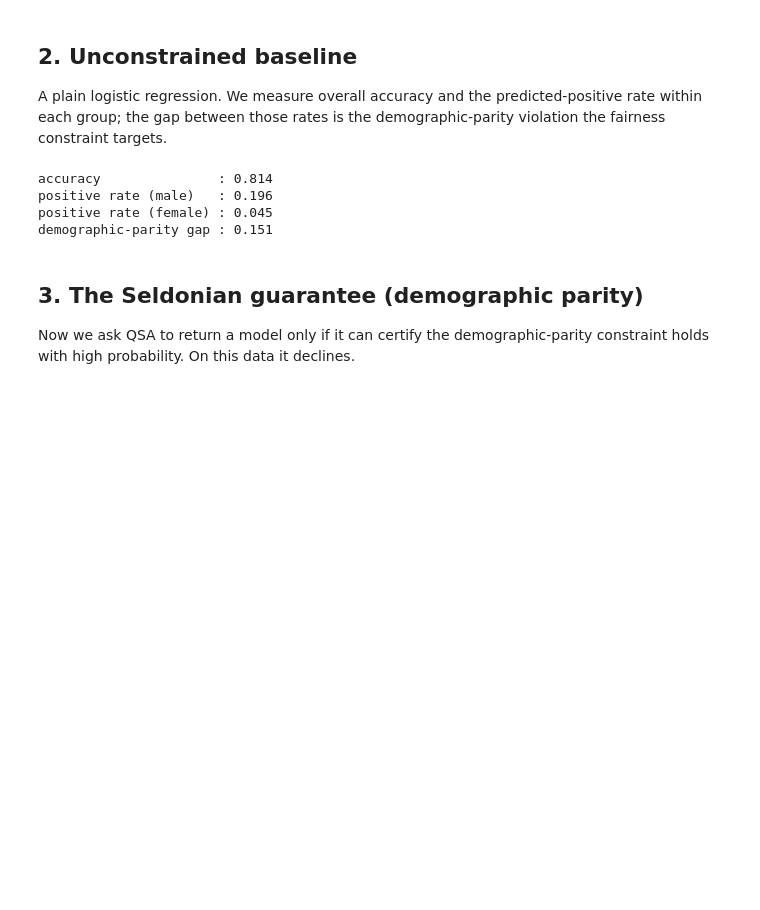
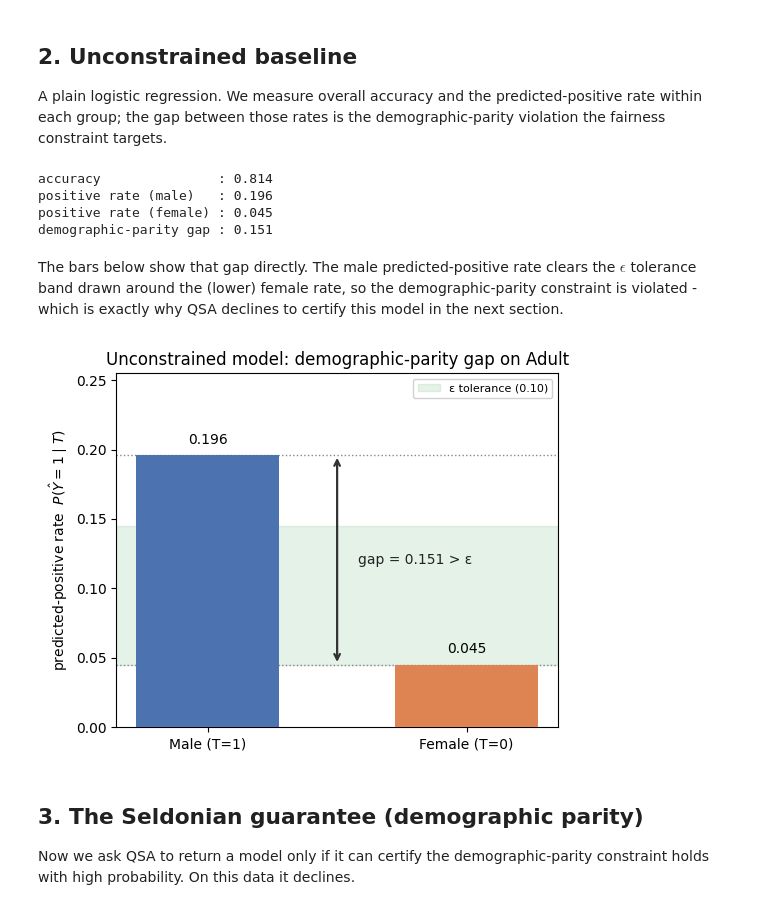
Before and after one commit to parulgupta1004/fair-seldonian, a Jupyter notebook: examples/real_world_adult.ipynb, the cells around one changed output. Drawn from its saved outputs; the diff is of its cells as text; code cells hidden in the pictures; blank space fills up the shorter version.

```diff
--- a/examples/real_world_adult.ipynb
+++ b/examples/real_world_adult.ipynb
@@ -87,6 +126,68 @@ accuracy               : 0.814
 positive rate (male)   : 0.196
 positive rate (female) : 0.045
 demographic-parity gap : 0.151
+# %% [markdown]
+The bars below show that gap directly. The male predicted-positive rate clears the $\epsilon$ tolerance band drawn around the (lower) female rate, so the demographic-parity constraint is violated - which is exactly why QSA declines to certify this model in the next section.
+# %%
+# Visualize the demographic-parity gap measured on the test set above: each
+# group's predicted-positive rate, with the epsilon tolerance band drawn up from
+# the lower rate. The constraint is violated when the other bar clears the band.
+import matplotlib.pyplot as plt
+
+eps = 0.10  # the tolerance enforced by the fairness constraint below
+rates = [pr_male, pr_female]
+labels = ["Male (T=1)", "Female (T=0)"]
+colors = ["#4C72B0", "#DD8452"]
+lo, hi = min(rates), max(rates)
+
+fig, ax = plt.subplots(figsize=(5.4, 4.3))
+ax.axhspan(
+    lo,
+    lo + eps,
+    color="#55A868",
+    alpha=0.15,
+    zorder=1,
+    label=f"\u03b5 tolerance ({eps:.2f})",
+)
+ax.axhline(lo, ls=":", color="#888888", lw=1, zorder=2)
+ax.axhline(hi, ls=":", color="#888888", lw=1, zorder=2)
+
+bars = ax.bar(labels, rates, color=colors, width=0.55, zorder=3)
+for bar, rate in zip(bars, rates):
+    ax.text(
+        bar.get_x() + bar.get_width() / 2,
+        rate + 0.006,
+        f"{rate:.3f}",
+        ha="center",
+        va="bottom",
+        fontsize=10,
+    )
+
+# gap arrow drawn in the empty space between the two bars
+ax.annotate(
+    "",
+    xy=(0.5, hi),
+    xytext=(0.5, lo),
+    arrowprops=dict(arrowstyle="<->", color="#333333", lw=1.6),
+)
+ax.text(
+    0.58,
+    (lo + hi) / 2,
+    f"gap = {dp_gap:.3f} > \u03b5",
+    va="center",
+    ha="left",
+    fontsize=10,
+    color="#222222",
+)
+
+ax.set_ylim(0, max(rates) * 1.3)
+ax.set_ylabel(r"predicted-positive rate  $P(\hat{Y}=1 \mid T)$")
+ax.set_title("Unconstrained model: demographic-parity gap on Adult", fontsize=12)
+ax.legend(loc="upper right", fontsize=8, framealpha=0.9)
+fig.tight_layout()
+plt.show()
+# %% [output]
+[figure, added]
 # %% [markdown]
 ## 3. The Seldonian guarantee (demographic parity)
 
```
Also changed, not shown: parts of 3 cells of this notebook.
